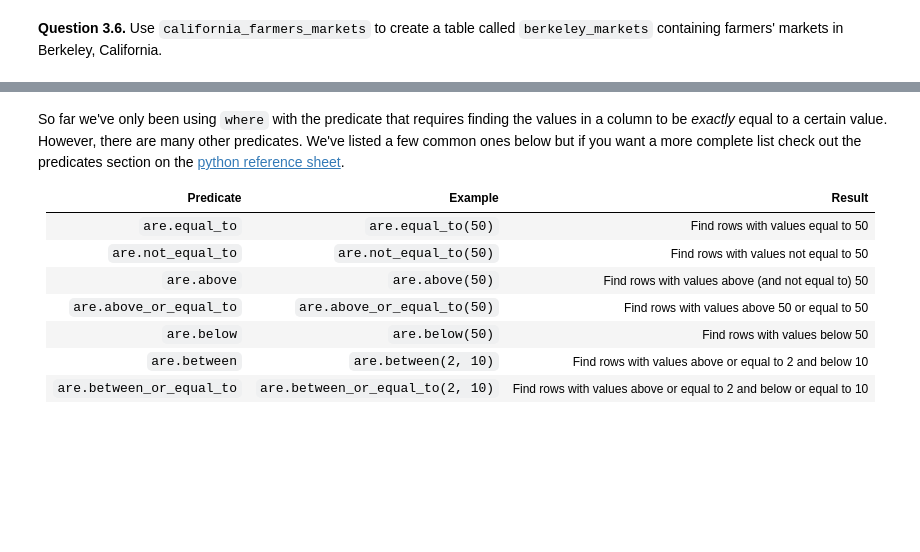
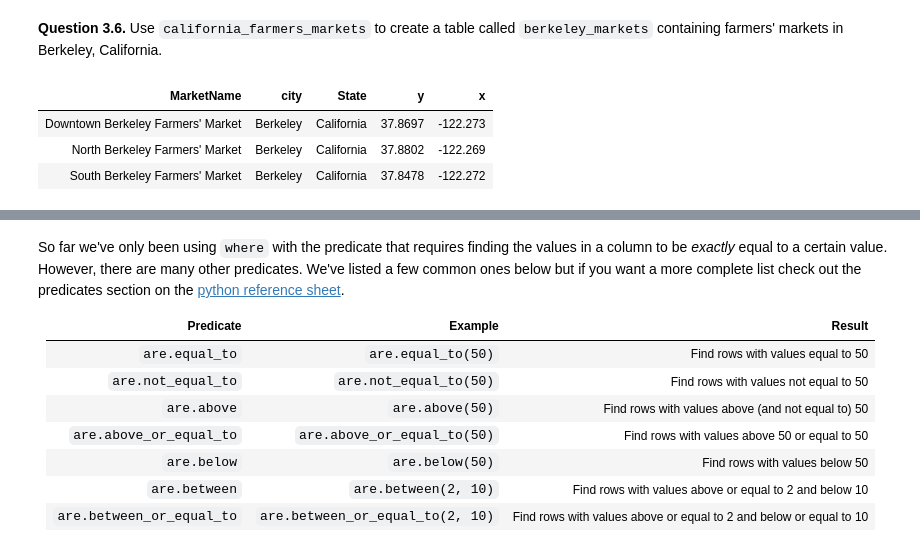
Before and after one commit to Jadenwill075/Intro-to-Data-Analytics, a Jupyter notebook: lab02/lab02.ipynb, the cells around one changed output, grey strips where cells are left out. Saved outputs shown, nothing was run; the diff lists cells and outputs as text; code cells hidden in the pictures; blank space fills up the shorter version.

```diff
--- a/lab02/lab02.ipynb
+++ b/lab02/lab02.ipynb
@@ -403,2 +445,10 @@ berkeley_markets
+# %%
+berkeley_markets = farmers_markets_locations.where('city', are.equal_to('Berkeley'))
+berkeley_markets
+# %% [output]
+| MarketName | city | State | y | x |
+| Downtown Berkeley Farmers' Market | Berkeley | California | 37.8697 | -122.273 |
+| North Berkeley Farmers' Market | Berkeley | California | 37.8802 | -122.269 |
+| South Berkeley Farmers' Market | Berkeley | California | 37.8478 | -122.272 |
 # %%
 grader.check("q36")
```
Also changed, not shown: parts of 8 cells of this notebook, 1 other file.
